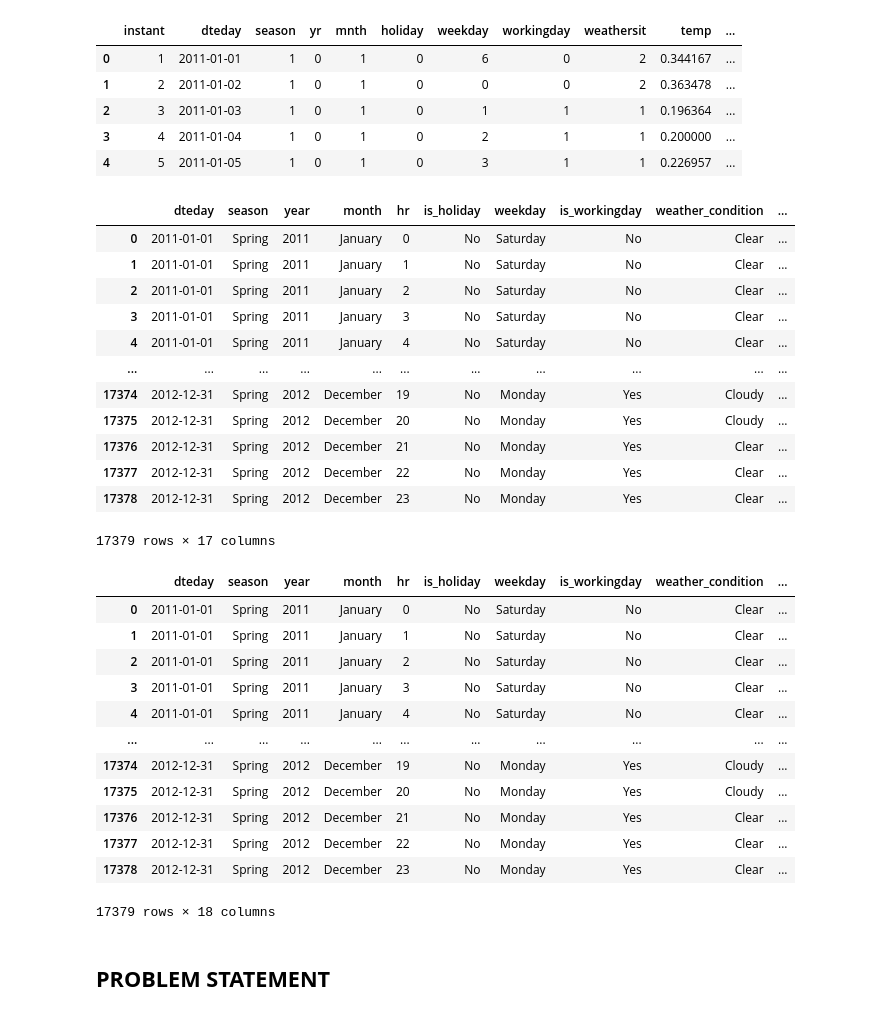
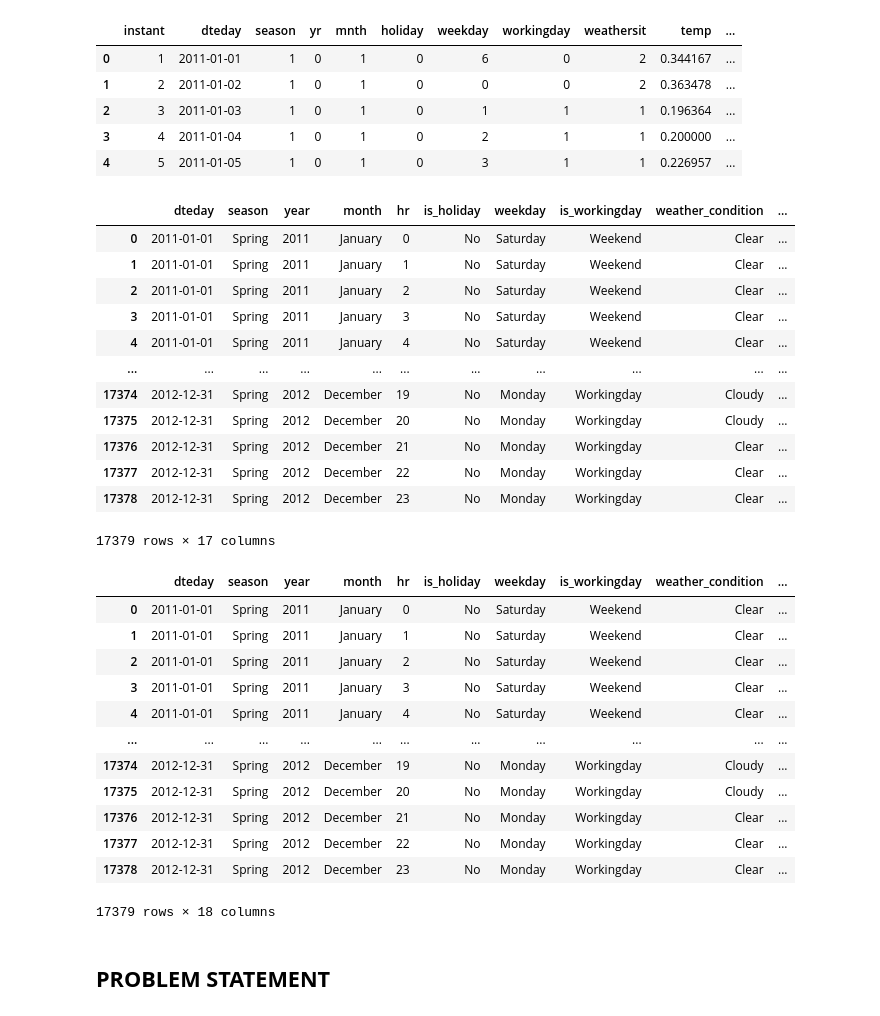
Before and after one commit to taufanadhi93/Bike_Sharing_Prediction, a Jupyter notebook: 03.EDA.ipynb, the cells around one changed output. Cells and saved outputs as stored; diff of their text form; code cells hidden in the pictures.

```diff
--- a/03.EDA.ipynb
+++ b/03.EDA.ipynb
@@ -13,8 +13,8 @@ drive.mount('/content/drive')
 # %% [output]
 Mounted at /content/drive
 # %%
-df = pd.read_csv('/content/drive/MyDrive/Colab_Notebooks/Project/Bike_Sharing/Dataset/hour.csv')
-df2 = pd.read_csv('/content/drive/MyDrive/Colab_Notebooks/Project/Bike_Sharing/Dataset/day.csv')
+df = pd.read_csv('/content/drive/MyDrive/Data Science and Machine Learning/Project/Bike_Sharing/Dataset/hour.csv')
+df2 = pd.read_csv('/content/drive/MyDrive/Data Science and Machine Learning/Project/Bike_Sharing/Dataset/day.csv')
 # %%
 df.info()
 
@@ -92,62 +92,62 @@ df2.head()
 
 # from what we research, the dataset of column temp, atemp, windspeed, and humidity has been normalized
 # we reverse those into real scale so that the EDA will show the actual values of each column
 
 bike = df.copy()
 bike.drop(columns=['instant'],axis=1,inplace=True)
 bike.rename(columns={'holiday':'is_holiday',
                         'workingday':'is_workingday',
                         'weathersit':'weather_condition',
                         'hum':'humidity',
                         'cnt':'count',
                         'mnth':'month',
                         'yr':'year'
                      },inplace=True)
 bike['dteday'] = pd.to_datetime(bike['dteday'])
 bike['year'] = bike['dteday'].dt.year
 bike['month'] = bike['dteday'].dt.month
 bike['day'] = bike['dteday'].dt.day
 bike['temp'] = bike['temp']*41
 bike['atemp'] = bike['atemp']*50
 bike['windspeed'] = bike['windspeed']*67
 bike['humidity'] = bike['humidity']*100
 bike['weekday'] = bike['weekday'].map({1:'Monday',2:'Tuesday',3:'Wednesday',4:'Thursday',5:'Friday',6:'Saturday',0:'Sunday'})
 bike['weather_condition'] = bike['weather_condition'].map({1:'Clear', 2:'Cloudy', 3:'Light Rain', 4:'Heavy Rain'})
 bike['season'] = bike['season'].map({1:'Spring', 2:'Summer', 3:'Fall', 4:'Winter'})
 bike['month'] = bike['month'].map({1:'January',2:'February',3:'March',4:'April',5:'May',6:'June',7:'July',8:'August',9:'September',10:'October',11:'November',12:'December'})
 bike['is_holiday'] = bike['is_holiday'].map({0:'No', 1:'Yes'})
-bike['is_workingday'] = bike['is_workingday'].map({0:'No', 1:'Yes'})
+bike['is_workingday'] = bike['is_workingday'].map({0:'Weekend', 1:'Workingday'})
 bike
 # %% [output]
 |  | dteday | season | year | month | hr | is_holiday | weekday | is_workingday | weather_condition | ... |
-| 0 | 2011-01-01 | Spring | 2011 | January | 0 | No | Saturday | No | Clear | ... |
-| 1 | 2011-01-01 | Spring | 2011 | January | 1 | No | Saturday | No | Clear | ... |
-| 2 | 2011-01-01 | Spring | 2011 | January | 2 | No | Saturday | No | Clear | ... |
-| 3 | 2011-01-01 | Spring | 2011 | January | 3 | No | Saturday | No | Clear | ... |
-| 4 | 2011-01-01 | Spring | 2011 | January | 4 | No | Saturday | No | Clear | ... |
+| 0 | 2011-01-01 | Spring | 2011 | January | 0 | No | Saturday | Weekend | Clear | ... |
+| 1 | 2011-01-01 | Spring | 2011 | January | 1 | No | Saturday | Weekend | Clear | ... |
+| 2 | 2011-01-01 | Spring | 2011 | January | 2 | No | Saturday | Weekend | Clear | ... |
+| 3 | 2011-01-01 | Spring | 2011 | January | 3 | No | Saturday | Weekend | Clear | ... |
+| 4 | 2011-01-01 | Spring | 2011 | January | 4 | No | Saturday | Weekend | Clear | ... |
 | ... | ... | ... | ... | ... | ... | ... | ... | ... | ... | ... |
-| 17374 | 2012-12-31 | Spring | 2012 | December | 19 | No | Monday | Yes | Cloudy | ... |
-| 17375 | 2012-12-31 | Spring | 2012 | December | 20 | No | Monday | Yes | Cloudy | ... |
-| 17376 | 2012-12-31 | Spring | 2012 | December | 21 | No | Monday | Yes | Clear | ... |
-| 17377 | 2012-12-31 | Spring | 2012 | December | 22 | No | Monday | Yes | Clear | ... |
-| 17378 | 2012-12-31 | Spring | 2012 | December | 23 | No | Monday | Yes | Clear | ... |
+| 17374 | 2012-12-31 | Spring | 2012 | December | 19 | No | Monday | Workingday | Cloudy | ... |
+| 17375 | 2012-12-31 | Spring | 2012 | December | 20 | No | Monday | Workingday | Cloudy | ... |
+| 17376 | 2012-12-31 | Spring | 2012 | December | 21 | No | Monday | Workingday | Clear | ... |
+| 17377 | 2012-12-31 | Spring | 2012 | December | 22 | No | Monday | Workingday | Clear | ... |
+| 17378 | 2012-12-31 | Spring | 2012 | December | 23 | No | Monday | Workingday | Clear | ... |
 17379 rows × 17 columns
 # %%
 bike['date']= bike['dteday'].dt.day
 bike
 # %% [output]
 |  | dteday | season | year | month | hr | is_holiday | weekday | is_workingday | weather_condition | ... |
-| 0 | 2011-01-01 | Spring | 2011 | January | 0 | No | Saturday | No | Clear | ... |
-| 1 | 2011-01-01 | Spring | 2011 | January | 1 | No | Saturday | No | Clear | ... |
-| 2 | 2011-01-01 | Spring | 2011 | January | 2 | No | Saturday | No | Clear | ... |
-| 3 | 2011-01-01 | Spring | 2011 | January | 3 | No | Saturday | No | Clear | ... |
-| 4 | 2011-01-01 | Spring | 2011 | January | 4 | No | Saturday | No | Clear | ... |
+| 0 | 2011-01-01 | Spring | 2011 | January | 0 | No | Saturday | Weekend | Clear | ... |
+| 1 | 2011-01-01 | Spring | 2011 | January | 1 | No | Saturday | Weekend | Clear | ... |
+| 2 | 2011-01-01 | Spring | 2011 | January | 2 | No | Saturday | Weekend | Clear | ... |
+| 3 | 2011-01-01 | Spring | 2011 | January | 3 | No | Saturday | Weekend | Clear | ... |
+| 4 | 2011-01-01 | Spring | 2011 | January | 4 | No | Saturday | Weekend | Clear | ... |
 | ... | ... | ... | ... | ... | ... | ... | ... | ... | ... | ... |
-| 17374 | 2012-12-31 | Spring | 2012 | December | 19 | No | Monday | Yes | Cloudy | ... |
-| 17375 | 2012-12-31 | Spring | 2012 | December | 20 | No | Monday | Yes | Cloudy | ... |
-| 17376 | 2012-12-31 | Spring | 2012 | December | 21 | No | Monday | Yes | Clear | ... |
-| 17377 | 2012-12-31 | Spring | 2012 | December | 22 | No | Monday | Yes | Clear | ... |
-| 17378 | 2012-12-31 | Spring | 2012 | December | 23 | No | Monday | Yes | Clear | ... |
+| 17374 | 2012-12-31 | Spring | 2012 | December | 19 | No | Monday | Workingday | Cloudy | ... |
+| 17375 | 2012-12-31 | Spring | 2012 | December | 20 | No | Monday | Workingday | Cloudy | ... |
+| 17376 | 2012-12-31 | Spring | 2012 | December | 21 | No | Monday | Workingday | Clear | ... |
+| 17377 | 2012-12-31 | Spring | 2012 | December | 22 | No | Monday | Workingday | Clear | ... |
+| 17378 | 2012-12-31 | Spring | 2012 | December | 23 | No | Monday | Workingday | Clear | ... |
 17379 rows × 18 columns
 # %% [markdown]
 ## **PROBLEM STATEMENT**
```
Also changed, not shown: parts of 109 cells of this notebook.
